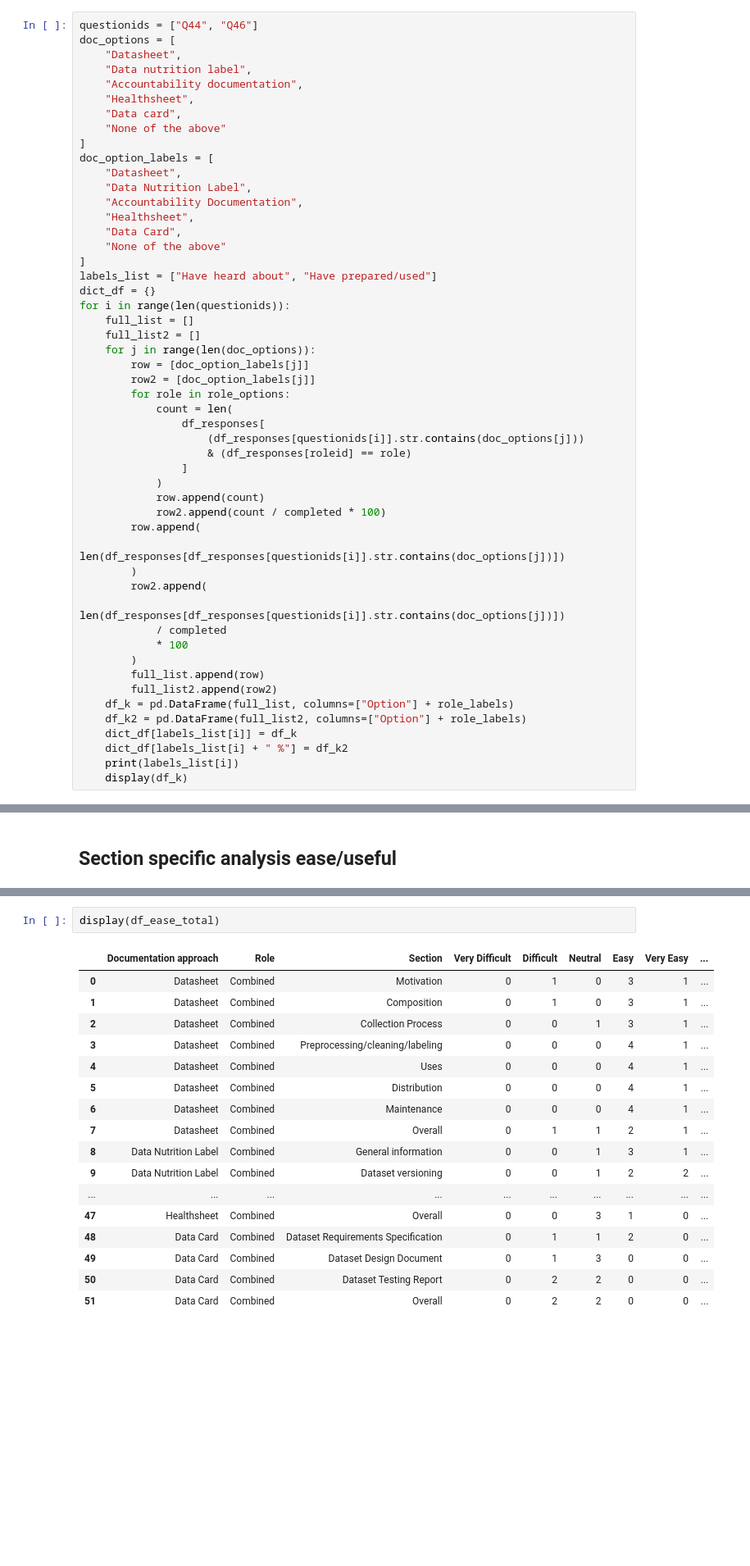
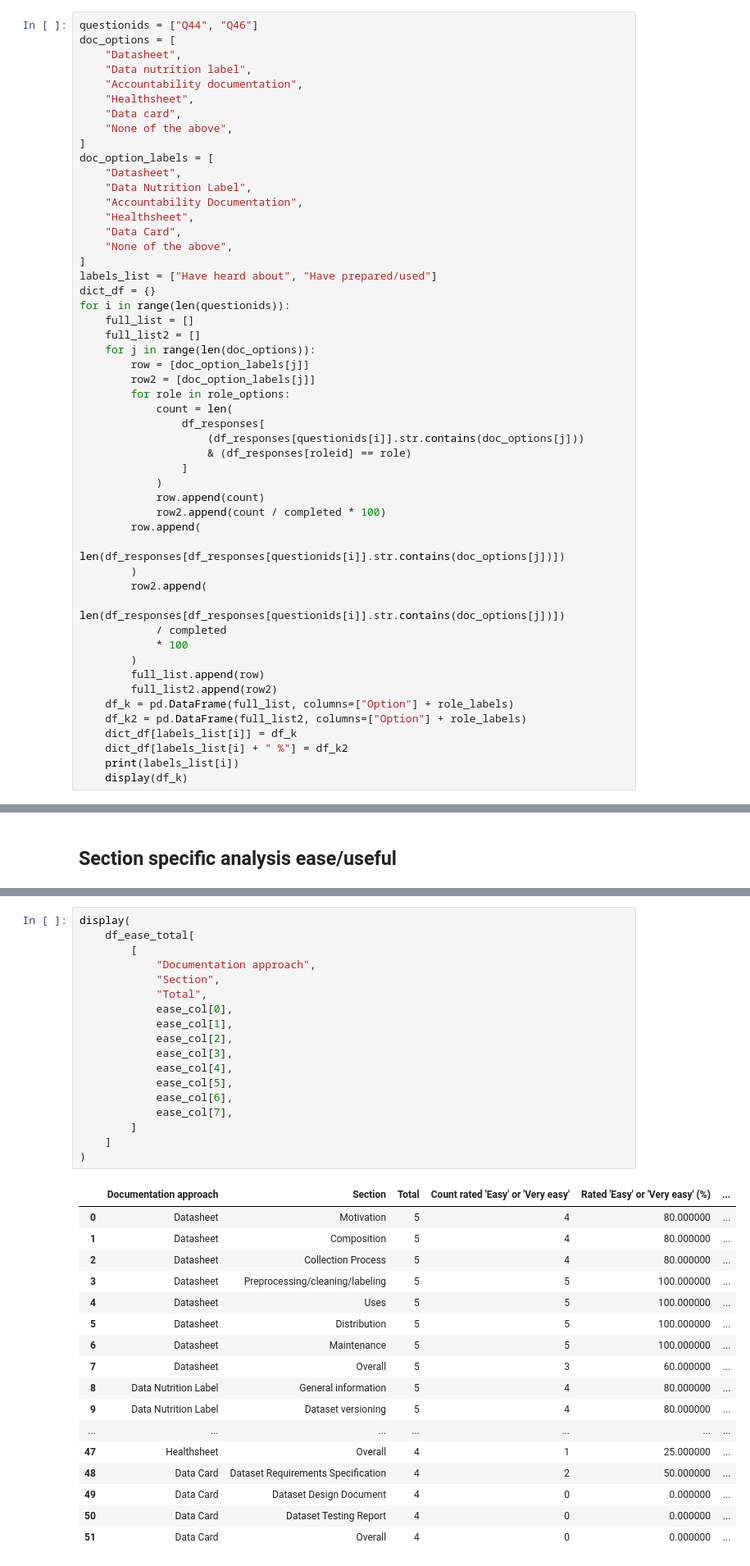
Before and after one commit to AI-READI/dataset-documentation-paper-code, a Jupyter notebook: survey-analysis.ipynb, the cells around one changed output, grey strips where cells are left out. Shown at 82% size. Drawn from its saved outputs; the diff is of its cells as text; blank space fills up the shorter version.

```diff
--- a/survey-analysis.ipynb
+++ b/survey-analysis.ipynb
@@ -165,7 +165,7 @@ doc_options = [
     "Accountability documentation",
     "Healthsheet",
     "Data card",
-    "None of the above"
+    "None of the above",
 ]
 doc_option_labels = [
     "Datasheet",
@@ -173,7 +173,7 @@ doc_option_labels = [
     "Accountability Documentation",
     "Healthsheet",
     "Data Card",
-    "None of the above"
+    "None of the above",
 ]
 labels_list = ["Have heard about", "Have prepared/used"]
 dict_df = {}
@@ -829,22 +849,38 @@ df_ease_total["Neutral (%)"] = df_ease_total["Neutral"] / df_ease_total["Total"]
 # %%
-display(df_ease_total)
+display(
+    df_ease_total[
+        [
+            "Documentation approach",
+            "Section",
+            "Total",
+            ease_col[0],
+            ease_col[1],
+            ease_col[2],
+            ease_col[3],
+            ease_col[4],
+            ease_col[5],
+            ease_col[6],
+            ease_col[7],
+        ]
+    ]
+)
 # %% [output]
-|  | Documentation approach | Role | Section | Very Difficult | Difficult | Neutral | Easy | Very Easy | ... |
-| 0 | Datasheet | Combined | Motivation | 0 | 1 | 0 | 3 | 1 | ... |
-| 1 | Datasheet | Combined | Composition | 0 | 1 | 0 | 3 | 1 | ... |
-| 2 | Datasheet | Combined | Collection Process | 0 | 0 | 1 | 3 | 1 | ... |
-| 3 | Datasheet | Combined | Preprocessing/cleaning/labeling | 0 | 0 | 0 | 4 | 1 | ... |
-| 4 | Datasheet | Combined | Uses | 0 | 0 | 0 | 4 | 1 | ... |
-| 5 | Datasheet | Combined | Distribution | 0 | 0 | 0 | 4 | 1 | ... |
-| 6 | Datasheet | Combined | Maintenance | 0 | 0 | 0 | 4 | 1 | ... |
-| 7 | Datasheet | Combined | Overall | 0 | 1 | 1 | 2 | 1 | ... |
-| 8 | Data Nutrition Label | Combined | General information | 0 | 0 | 1 | 3 | 1 | ... |
-| 9 | Data Nutrition Label | Combined | Dataset versioning | 0 | 0 | 1 | 2 | 2 | ... |
-| ... | ... | ... | ... | ... | ... | ... | ... | ... | ... |
-| 47 | Healthsheet | Combined | Overall | 0 | 0 | 3 | 1 | 0 | ... |
-| 48 | Data Card | Combined | Dataset Requirements Specification | 0 | 1 | 1 | 2 | 0 | ... |
-| 49 | Data Card | Combined | Dataset Design Document | 0 | 1 | 3 | 0 | 0 | ... |
-| 50 | Data Card | Combined | Dataset Testing Report | 0 | 2 | 2 | 0 | 0 | ... |
-| 51 | Data Card | Combined | Overall | 0 | 2 | 2 | 0 | 0 | ... |
+|  | Documentation approach | Section | Total | Count rated 'Easy' or 'Very easy' | Rated 'Easy' or 'Very easy' (%) | ... |
+| 0 | Datasheet | Motivation | 5 | 4 | 80.000000 | ... |
+| 1 | Datasheet | Composition | 5 | 4 | 80.000000 | ... |
+| 2 | Datasheet | Collection Process | 5 | 4 | 80.000000 | ... |
+| 3 | Datasheet | Preprocessing/cleaning/labeling | 5 | 5 | 100.000000 | ... |
+| 4 | Datasheet | Uses | 5 | 5 | 100.000000 | ... |
+| 5 | Datasheet | Distribution | 5 | 5 | 100.000000 | ... |
+| 6 | Datasheet | Maintenance | 5 | 5 | 100.000000 | ... |
+| 7 | Datasheet | Overall | 5 | 3 | 60.000000 | ... |
+| 8 | Data Nutrition Label | General information | 5 | 4 | 80.000000 | ... |
+| 9 | Data Nutrition Label | Dataset versioning | 5 | 4 | 80.000000 | ... |
+| ... | ... | ... | ... | ... | ... | ... |
+| 47 | Healthsheet | Overall | 4 | 1 | 25.000000 | ... |
+| 48 | Data Card | Dataset Requirements Specification | 4 | 2 | 50.000000 | ... |
+| 49 | Data Card | Dataset Design Document | 4 | 0 | 0.000000 | ... |
+| 50 | Data Card | Dataset Testing Report | 4 | 0 | 0.000000 | ... |
+| 51 | Data Card | Overall | 4 | 0 | 0.000000 | ... |
 # %%
 useful_col = [
```
Also changed, not shown: parts of 9 cells of this notebook, 5 other files.
